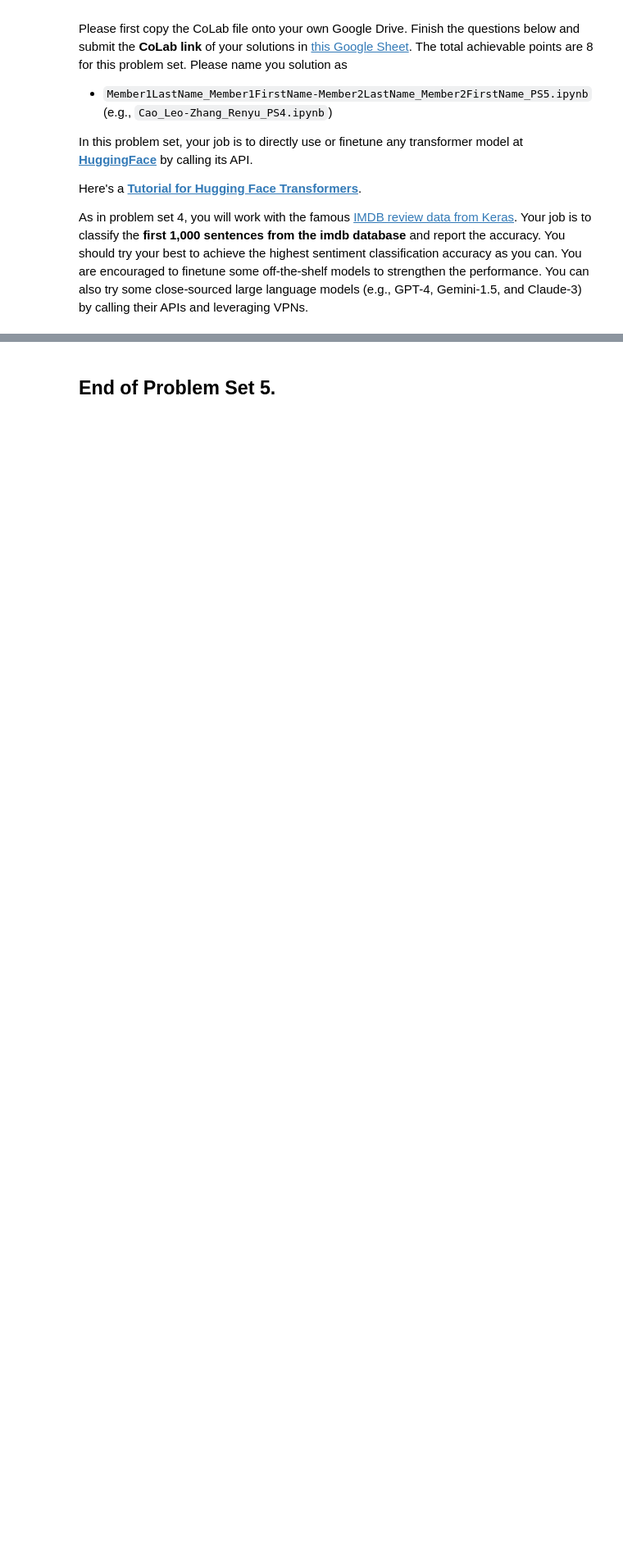
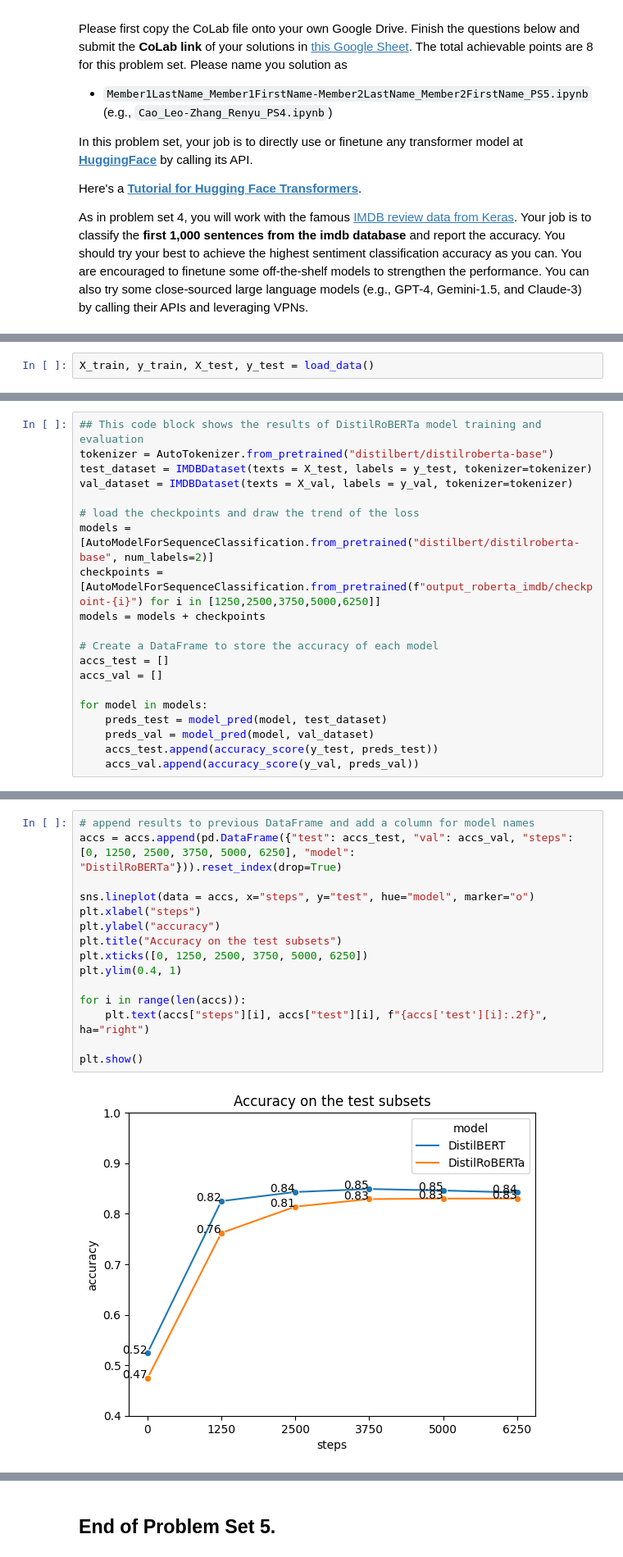
Before and after one commit to qcbegin/DSME6635-S24, a Jupyter notebook: problem_sets/PS5_NLP_HuggingFace.ipynb, the cells around one changed output, grey strips where cells are left out. Shown at 82% size. Saved outputs shown, nothing was run; the diff lists cells and outputs as text; blank space fills up the shorter version.

```diff
--- a/problem_sets/PS5_NLP_HuggingFace.ipynb
+++ b/problem_sets/PS5_NLP_HuggingFace.ipynb
@@ -22,0 +86,2 @@ import transformers
+# %%
+X_train, y_train, X_test, y_test = load_data()
@@ -22,0 +276,20 @@ import transformers
+# %%
+## This code block shows the results of DistilRoBERTa model training and evaluation
+tokenizer = AutoTokenizer.from_pretrained("distilbert/distilroberta-base")
+test_dataset = IMDBDataset(texts = X_test, labels = y_test, tokenizer=tokenizer)
+val_dataset = IMDBDataset(texts = X_val, labels = y_val, tokenizer=tokenizer)
+
+# load the checkpoints and draw the trend of the loss
+models = [AutoModelForSequenceClassification.from_pretrained("distilbert/distilroberta-base", num_labels=2)]
+checkpoints = [AutoModelForSequenceClassification.from_pretrained(f"output_roberta_imdb/checkpoint-{i}") for i in [1250,2500,3750,5000,6250]]
+models = models + checkpoints
+
+# Create a DataFrame to store the accuracy of each model
+accs_test = []
+accs_val = []
+
+for model in models:
+    preds_test = model_pred(model, test_dataset)
+    preds_val = model_pred(model, val_dataset)
+    accs_test.append(accuracy_score(y_test, preds_test))
+    accs_val.append(accuracy_score(y_val, preds_val))
@@ -22,0 +302,17 @@ import transformers
+# %%
+# append results to previous DataFrame and add a column for model names
+accs = accs.append(pd.DataFrame({"test": accs_test, "val": accs_val, "steps": [0, 1250, 2500, 3750, 5000, 6250], "model": "DistilRoBERTa"})).reset_index(drop=True)
+
+sns.lineplot(data = accs, x="steps", y="test", hue="model", marker="o")
+plt.xlabel("steps")
+plt.ylabel("accuracy")
+plt.title("Accuracy on the test subsets")
+plt.xticks([0, 1250, 2500, 3750, 5000, 6250])
+plt.ylim(0.4, 1)
+
+for i in range(len(accs)):
+    plt.text(accs["steps"][i], accs["test"][i], f"{accs['test'][i]:.2f}", ha="right")
+
+plt.show()
+# %% [output]
+[figure, added]
```
Also changed, not shown: parts of 23 cells of this notebook, 4 other files.
